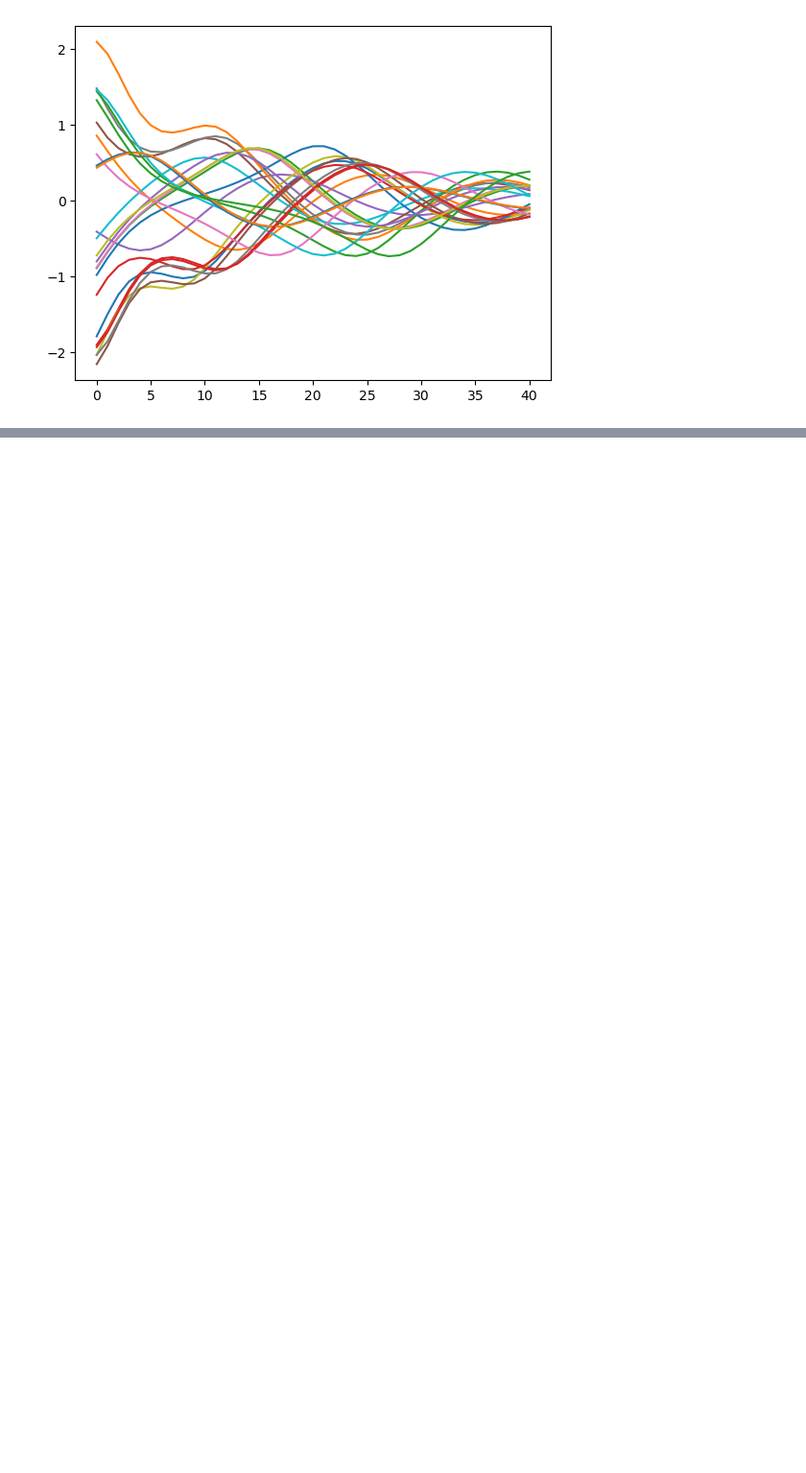
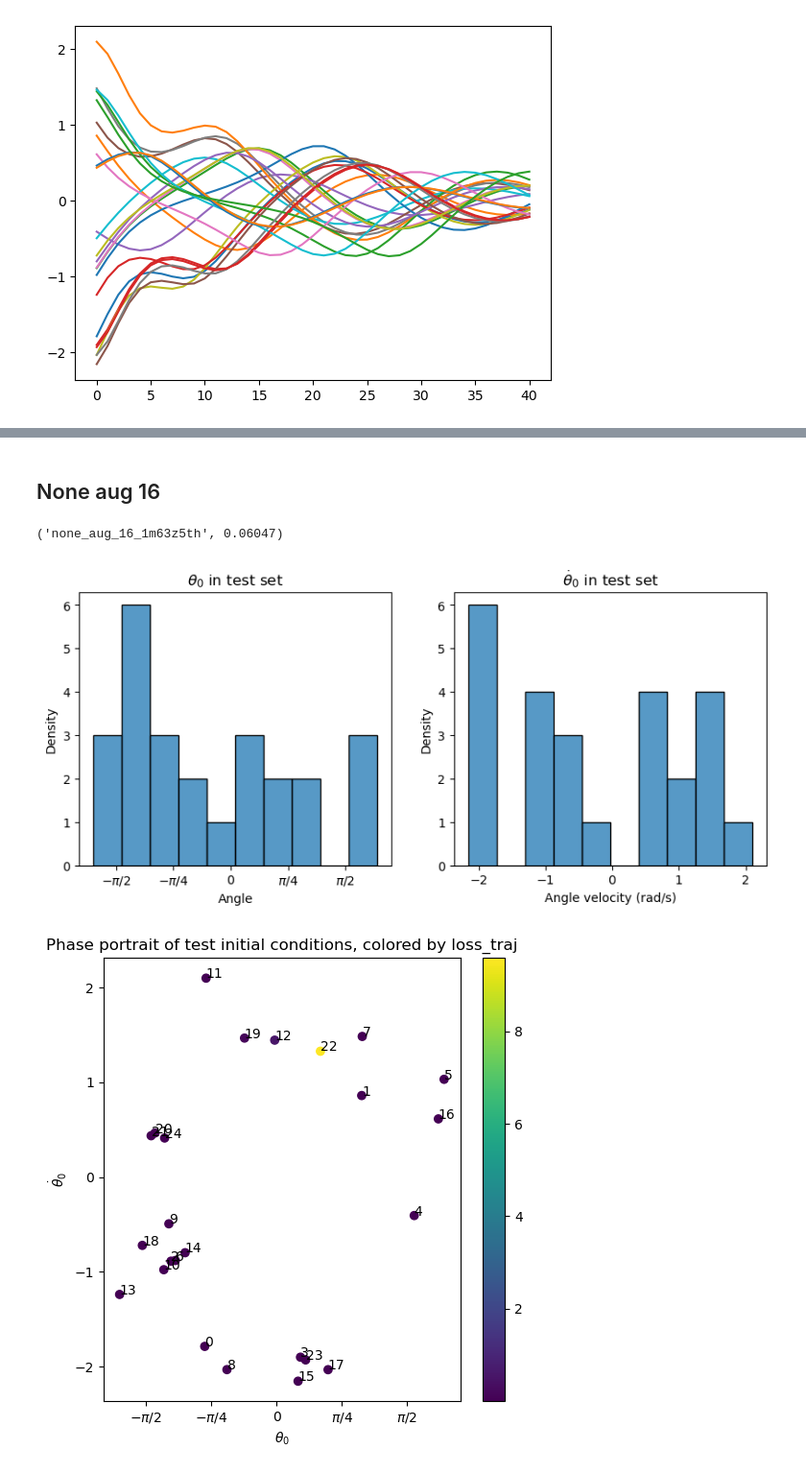
Before and after one commit to mayajanvier/jax-phynity, a Jupyter notebook: visualize_results.ipynb, the cells around one changed output, grey strips where cells are left out. Shown at 96% size. Saved outputs shown, nothing was run; the diff lists cells and outputs as text; code cells hidden in the pictures; blank space fills up the shorter version.

```diff
--- a/visualize_results.ipynb
+++ b/visualize_results.ipynb
@@ -477,0 +539,13 @@ for index in range(24):
+# %% [markdown]
+## None aug 16
+# %%
+path = "/Users/mayajanvier/jax-phynity/data/sanity_checks2/none_aug_16_1m63z5th/model_6.047e-02..json"
+results, exp_name, val_loss = load_results(path)
+exp_name, val_loss
+# %% [output]
+('none_aug_16_1m63z5th', 0.06047)
+# %%
+viz_CI_regimes(results)
+# %% [output]
+[figure, added]
+[figure, added]
```
Also changed, not shown: parts of 36 cells of this notebook.
